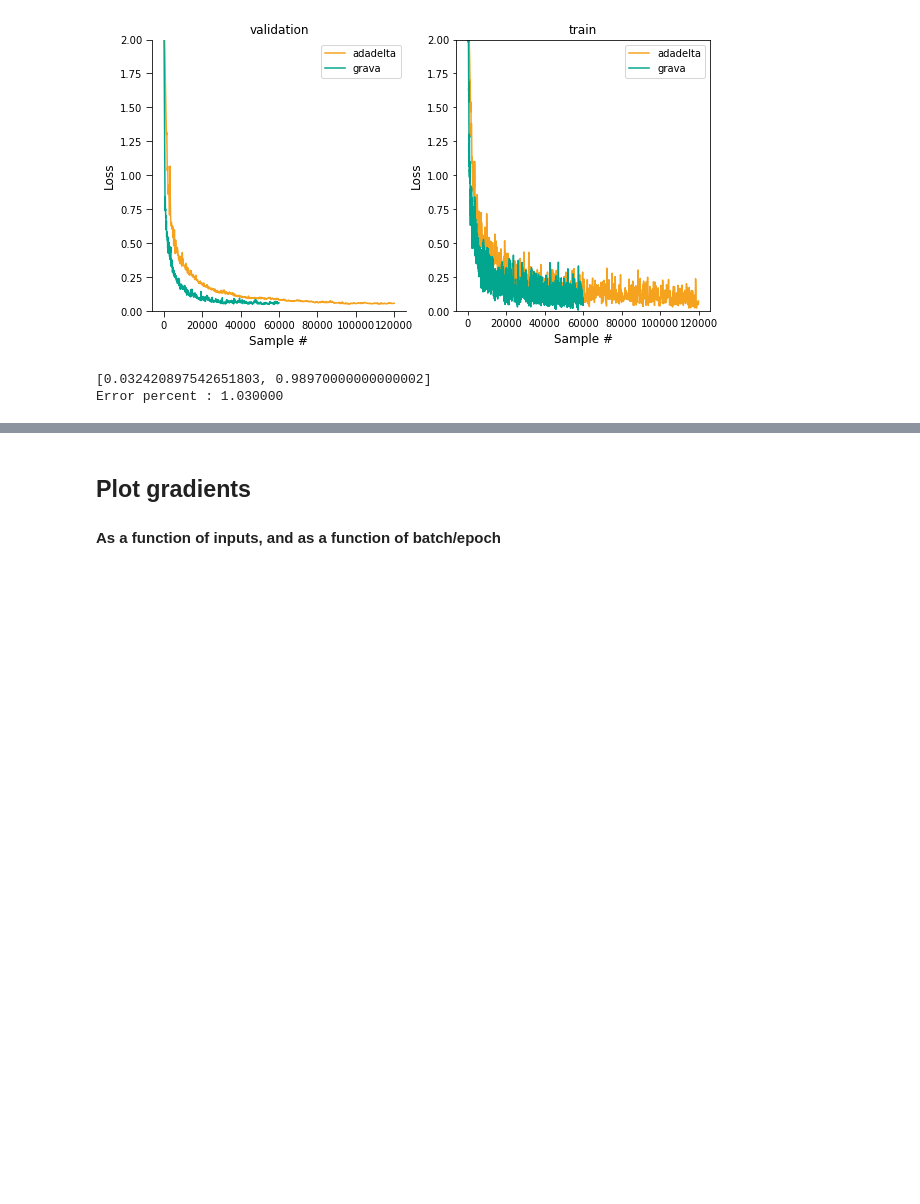
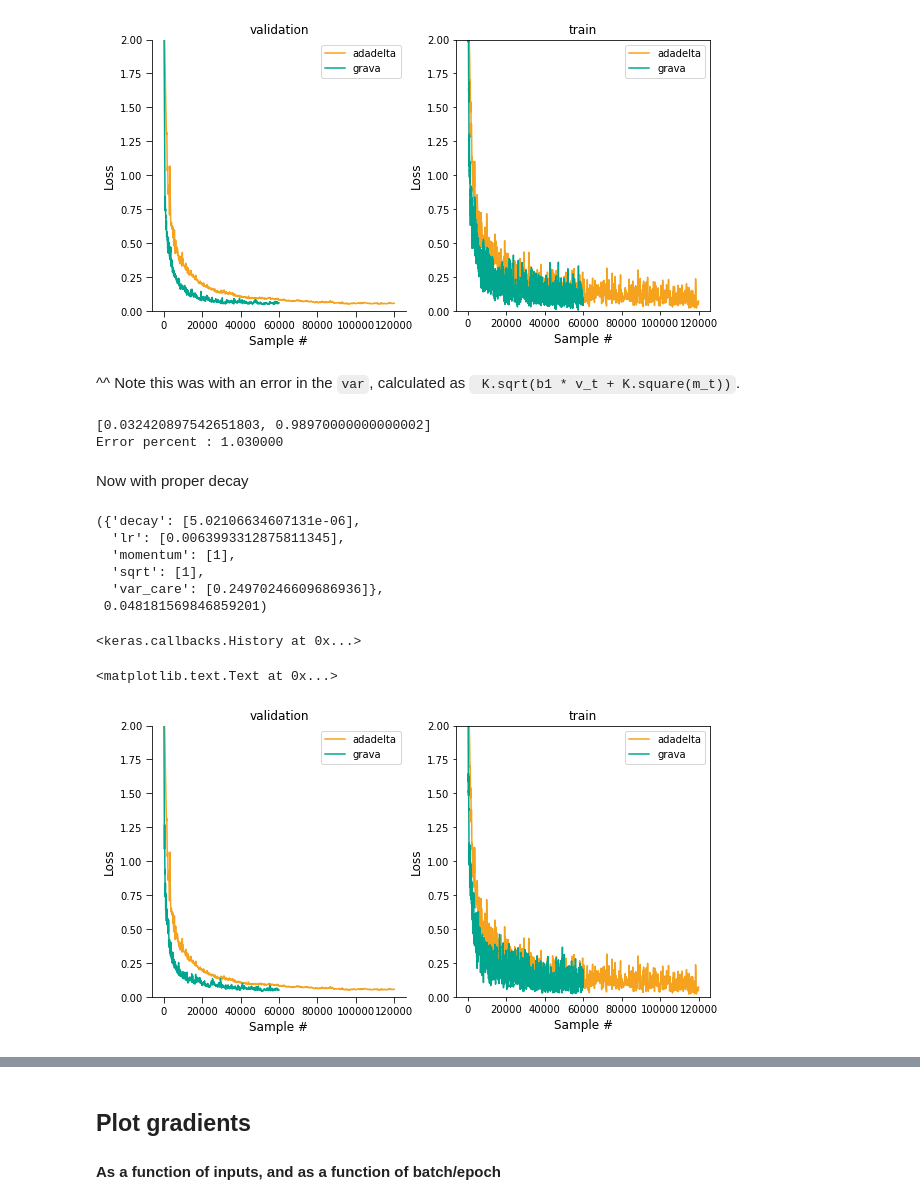
Before and after one commit to aribenjamin/keras, a Jupyter notebook: Optimizer_testbed.ipynb, the cells around one changed output, grey strips where cells are left out. Cells and saved outputs as stored; diff of their text form; code cells hidden in the pictures; blank space fills up the shorter version.

```diff
--- a/Optimizer_testbed.ipynb
+++ b/Optimizer_testbed.ipynb
@@ -482,6 +487,8 @@ plt.ylabel('Loss',fontsize='large')
 # %% [output]
 <matplotlib.text.Text at 0x...>
 [figure]
+# %% [markdown]
+^^ Note this was with an error in the `var`, calculated as ` K.sqrt(b1 * v_t + K.square(m_t))`.
 # %%
 
 gr_model.fit(x_train, y_train,
@@ -495,3 +502,71 @@ print('Error percent : %f'% (100.*(1.-score[1])))
 # %% [output]
 [0.032420897542651803, 0.98970000000000002]
 Error percent : 1.030000
+# %% [markdown]
+Now with proper decay
+# %%
+optimized_grava = pickle.load(open('grava_opt_4-21.p', 'rb'))
+
+vals, losses = zip(*[[trial['misc']['vals'], \
+                    trial['result']['loss']] for trial in optimized_grava])
+i=0
+vals[np.argsort(losses)[i]], np.sort(losses)[i]
+# %% [output]
+({'decay': [5.02106634607131e-06],
+  'lr': [0.0063993312875811345],
+  'momentum': [1],
+  'sqrt': [1],
+  'var_care': [0.24970246609686936]},
+ 0.048181569846859201)
+# %%
+opt = keras.optimizers.GraVa(lr=0.0063993312875811345, beta=0.99, momentum =1, sqrt = 1, pn = 1, decay = 5.02e-6,
+                             var_care=0.24970246609686936)
+gr_model = build_model(opt)
+
+batch_size = 1
+epochs = 1
+nb_train = 10000
+nb_test = 1000
+
+gr_hist = minibatch_History(Nevery = 1000)
+
+gr_model.fit(x_train, y_train,
+          batch_size=batch_size,
+          epochs=epochs,
+          verbose=0,
+
+          validation_data=(x_test[:nb_test], y_test[:nb_test]),
+          callbacks=[gr_hist])
+# %% [output]
+<keras.callbacks.History at 0x...>
+# %%
+
+plt.figure(figsize=(10,5))
+plt.subplot(121)
+simpleaxis(plt.gca())
+
+batch_no = np.arange(np.array(hist.history['loss']).shape[0])*128
+gr_batch_no = np.arange(np.array(gr_hist.history['loss']).shape[0])
+
+plt.plot(batch_no,hist.history['val_loss'],color=colors[0])
+plt.plot(gr_batch_no,gr_hist.history['val_loss'],color=colors[1])
+plt.legend(['adadelta','grava'],loc=0)
+plt.xlabel('Sample #',fontsize='large')
+plt.ylabel('Loss',fontsize='large')
+plt.title('validation')
+plt.ylim((0,2));
+
+N = 128
+trrain = np.convolve(gr_hist.history['loss'], np.ones((N,))/N, mode='valid')
+
+plt.subplot(122)
+plt.plot(batch_no,hist.history['loss'],color=colors[0])
+plt.plot(gr_batch_no[:len(trrain)],trrain,color=colors[1])
+plt.title('train')
+plt.ylim((0,2));
+plt.legend(['adadelta','grava'],loc=0)
+plt.xlabel('Sample #',fontsize='large')
+plt.ylabel('Loss',fontsize='large')
+# %% [output]
+<matplotlib.text.Text at 0x...>
+[figure, added]
```
Also changed, not shown: parts of 9 cells of this notebook.
